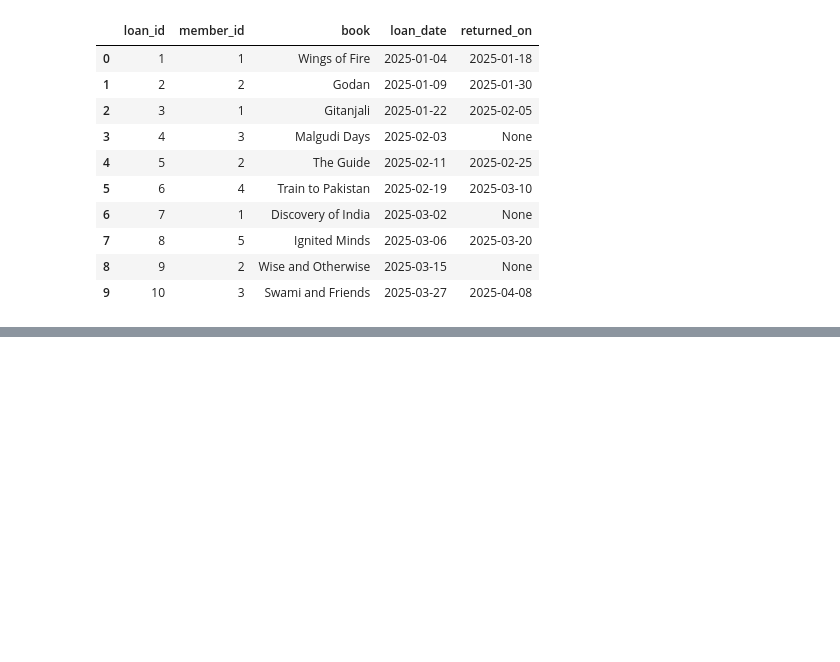
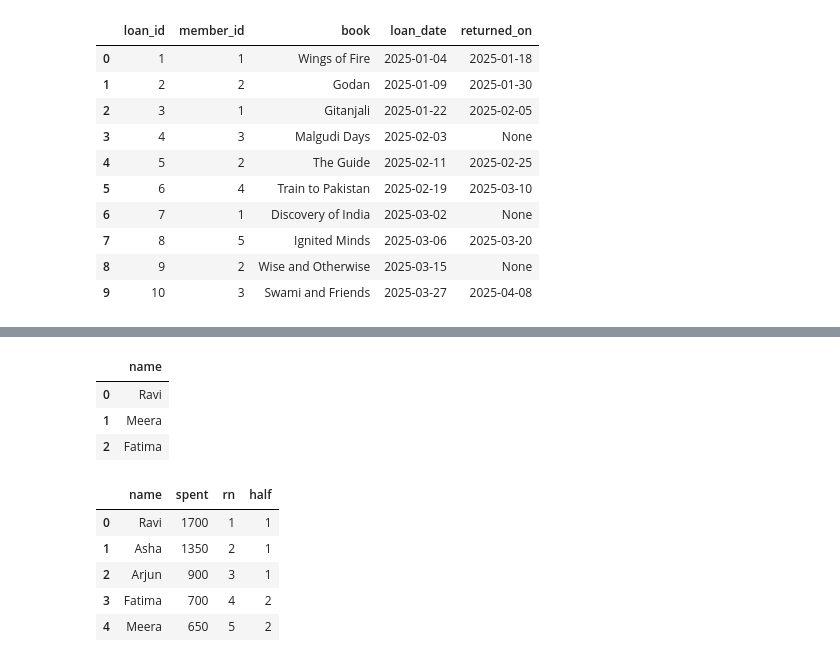
Before and after one commit to midlaj922/Airtel_telecom_analytics, a Jupyter notebook: notebooks/verify_handover.ipynb, the cells around one changed output, grey strips where cells are left out. Cells and saved outputs as stored; diff of their text form; code cells hidden in the pictures; blank space fills up the shorter version.

```diff
--- a/notebooks/verify_handover.ipynb
+++ b/notebooks/verify_handover.ipynb
@@ -112,0 +238,36 @@ pq("""SELECT * FROM loans;  """)
+# %%
+#Which customer placed at least one order on after 1st march 2025?
+pq("""
+   SELECT c.name
+   FROM shop_customers AS c
+   WHERE EXISTS (SELECT 1 FROM shop_orders AS o
+                WHERE o.customer_id=c.customer_id
+                AND o.order_date>='2025-03-01');
+
+   """)
+# %% [output]
+|  | name |
+| 0 | Ravi |
+| 1 | Meera |
+| 2 | Fatima |
+# %%
+#Split the customers who bought anything into a
+# top half and a bottom half by how much they spent.
+pq("""WITH s AS (SELECT customer_id,
+             SUM(amount) AS spent
+           FROM shop_orders GROUP BY customer_id)
+SELECT c.name, s.spent,
+       ROW_NUMBER() OVER (ORDER BY s.spent DESC)
+         AS rn,
+       NTILE(2) OVER (ORDER BY s.spent DESC)
+         AS half
+FROM   s JOIN shop_customers c
+       ON c.customer_id = s.customer_id
+ORDER  BY s.spent DESC; """)
+# %% [output]
+|  | name | spent | rn | half |
+| 0 | Ravi | 1700 | 1 | 1 |
+| 1 | Asha | 1350 | 2 | 1 |
+| 2 | Arjun | 900 | 3 | 1 |
+| 3 | Fatima | 700 | 4 | 2 |
+| 4 | Meera | 650 | 5 | 2 |
```
Also changed, not shown: parts of 23 cells of this notebook, 10 other files.
